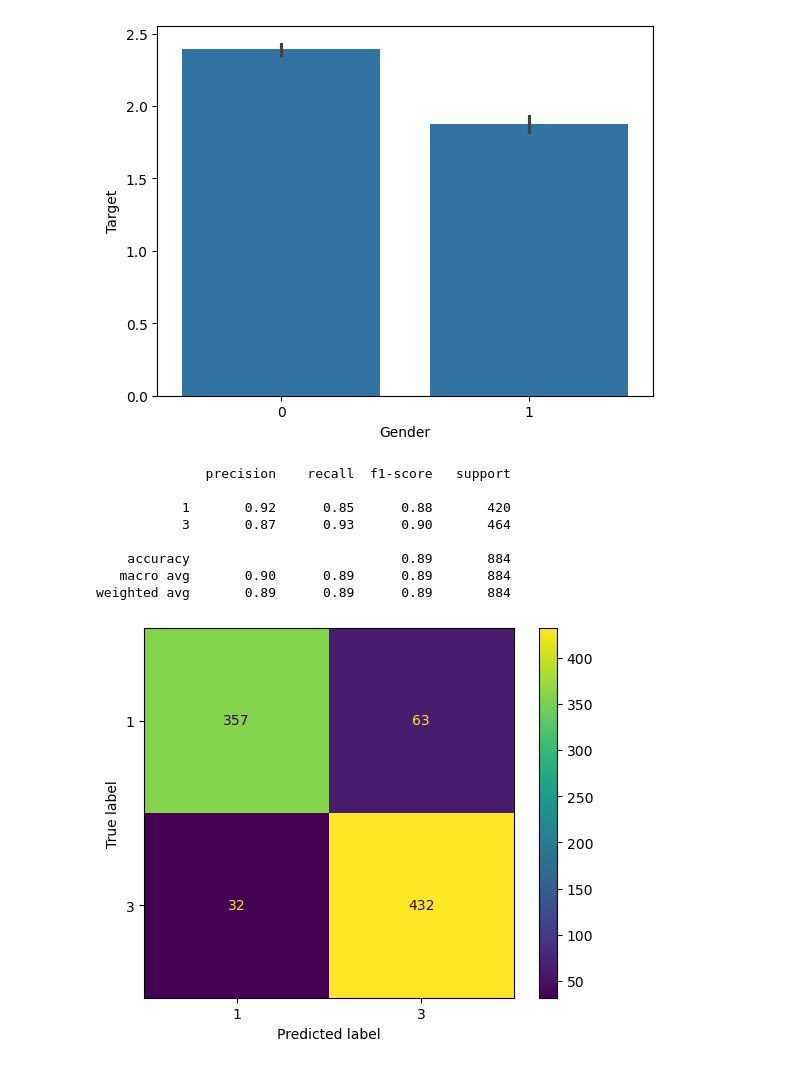
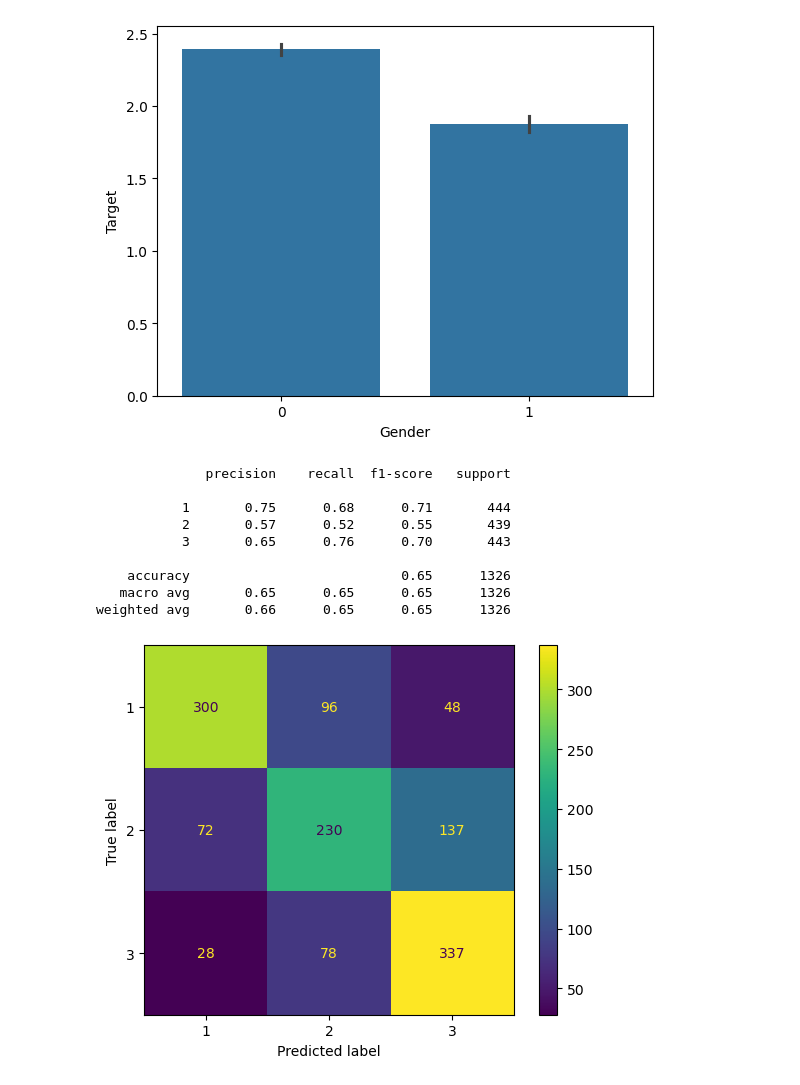
Before and after one commit to erin-le/ecs163-team-10, a Jupyter notebook: ml-models/ml-notebook.ipynb, the cells around one changed output. Saved outputs shown, nothing was run; the diff lists cells and outputs as text; code cells hidden in the pictures.

```diff
--- a/ml-models/logreg.ipynb
+++ b/ml-models/ml-notebook.ipynb
@@ -22,12 +24,11 @@ df = pd.read_csv("../data.csv", sep=";")
 
 # Must map categorical values to numbers or else the heatmap won't work
 statusMap = {'Dropout': 1, 'Enrolled': 2, 'Graduate': 3}
-df = df[df.Target != 'Enrolled']
+# df = df[df.Target != 'Enrolled']
 df['Target'].value_counts()
 
-train_data = df
-
-train_data['Target'] = train_data['Target'].replace(statusMap)
+df['Target'] = df['Target'].replace(statusMap)
+# df['Age at enrollment'].min()
 # %%
 plt.figure(figsize = (15,10))
 heatmap = sns.heatmap(df.corr(), vmin=-1, vmax=1, center=0, annot=False, cmap= 'RdBu')
@@ -37,7 +38,7 @@ heatmap = sns.heatmap(df.corr(), vmin=-1, vmax=1, center=0, annot=False, cmap= '
 # Check if the columns exist in the dataframe before dropping them
 columns_to_drop = [
     'Unemployment rate', 'Inflation rate', 'GDP', 'International',
-    'Course', 'Nacionality', 'Application order',
+    'Course', 'Nacionality', 'Application order', 'Application mode',
     "Mother's occupation", "Father's occupation",
     'Educational special needs', "Previous qualification (grade)",
     "Admission grade", "Previous qualification", "Daytime/evening attendance	",
@@ -65,35 +66,43 @@ sns.barplot(data=df, x="Gender", y="Target")
 # %%
 X = df.drop(columns=['Target'])
 y = df['Target']
-
+# display(df)
 # Balance the dataset, as there are almost twice as many graduates than drop outs
 ros = RandomOverSampler()
-X, y = ros.fit_resample(X, y)
+X_ros, y_ros = ros.fit_resample(X, y)
 
 # Split the data into training and testing sets (80 percent training, 20 percent testing)
-X_train, X_test, y_train, y_test = train_test_split(X, y, test_size=0.2, random_state=42)
+X_train, X_test, y_train, y_test = train_test_split(X_ros, y_ros, test_size=0.2, random_state=42)
 
-# Create a binomial logistic regression model
-logreg = LogisticRegression(solver='lbfgs', max_iter=1000)
+# Scale data subsets
+scaler = StandardScaler()
+scaler.fit(X_train)
+
+X_train = scaler.transform(X_train)
+X_test = scaler.transform(X_test)
+
+# Create a multinomial logistic regression model
+logreg = LogisticRegression(multi_class="multinomial", solver='lbfgs', max_iter=1000)
 
 # Fit the model on the training data
 logreg.fit(X_train, y_train)
-joblib.dump(logreg, "bi-logistic-reg.pkl")
+joblib.dump(logreg, "logistic-reg")
 # Make predictions on the test data
 predictions = logreg.predict(X_test)
 
 
 print(classification_report(y_test, predictions))
 cm = confusion_matrix(y_test, predictions)
 ConfusionMatrixDisplay(cm,display_labels=logreg.classes_).plot()
 plt.grid(False)
 # %% [output]
               precision    recall  f1-score   support
 
-           1       0.92      0.85      0.88       420
-           3       0.87      0.93      0.90       464
+           1       0.75      0.68      0.71       444
+           2       0.57      0.52      0.55       439
+           3       0.65      0.76      0.70       443
 
-    accuracy                           0.89       884
-   macro avg       0.90      0.89      0.89       884
-weighted avg       0.89      0.89      0.89       884
+    accuracy                           0.65      1326
+   macro avg       0.65      0.65      0.65      1326
+weighted avg       0.66      0.65      0.65      1326
-[figure, old version]
+[figure, new version]
```
Also changed, not shown: parts of 4 cells of this notebook, 7 other files.
